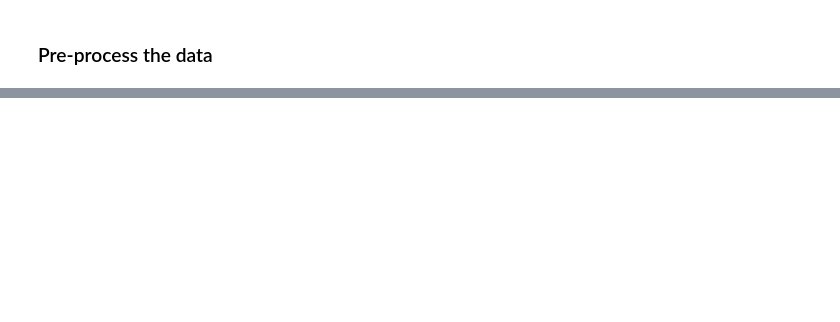
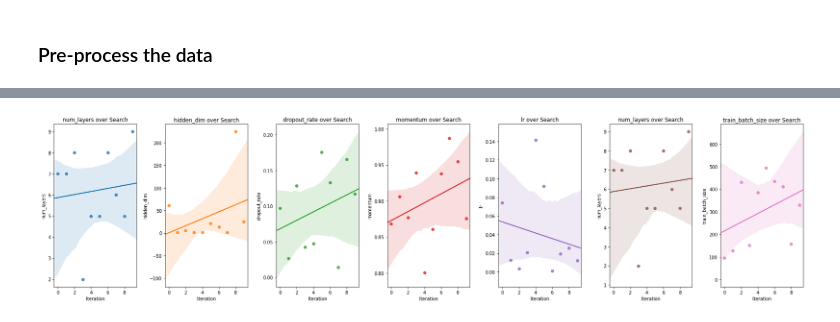
Before and after one commit to ifu97224/grocery_recommender, a Jupyter notebook: Grocery_Recommender/Model Build/PyTorch Model/Run train and validate PyTorch Model.ipynb, the cells around one changed output, grey strips where cells are left out. Saved outputs shown, nothing was run; the diff lists cells and outputs as text; code cells hidden in the pictures; blank space fills up the shorter version.

```diff
--- a/Grocery_Recommender/Model Build/PyTorch Model/Run train and validate PyTorch Model.ipynb
+++ b/Grocery_Recommender/Model Build/PyTorch Model/Run train and validate PyTorch Model.ipynb
@@ -75,7 +103,7 @@ sklearn_processor = SKLearnProcessor(
 ### Pre-process the data
 # %%
 # Keep only the specified features from the training and test sets that will be used for model developement
-input_data_train, input_data_test = tf_model_input_prep.create_model_input(
+input_data_train, input_data_test = SKLearn_input_prep.create_model_input(
     bucket="udacity-machine-learning-capstone-data",
     train_key="train_df_features.csv",
     test_key="test_df_features.csv",
@@ -86,7 +114,7 @@ input_data_train, input_data_test = tf_model_input_prep.create_model_input(
 
 # Run the pre-processing steps by calling preprocessing.py
 sklearn_processor.run(
-    code="preprocessing_tf_model.py",
+    code="preprocessing_pytorch_model.py",
     inputs=[
         ProcessingInput(
             source=input_data_train, destination="/opt/ml/processing/input_data_train"
@@ -137,0 +165,4 @@ estimator = PyTorch(entry_point='train.py',
+# %%
+train_df = pd.read_csv(preprocessed_training_data + "/train_df.csv")
+print("Training DataFrame shape: {}".format(train_df.shape))
+train_df.head(n=10)
@@ -137,0 +240,13 @@ estimator = PyTorch(entry_point='train.py',
+# %%
+# Get analysis on the tuning job including best hyperparameters
+tuning_analysis = (
+    hyperparameter_tuner.analytics()
+    .dataframe()
+    .sort_values(by=["TrainingStartTime"], ascending=False, axis=0)
+)
+tuning_analysis["iteration"] = tuning_analysis.index
+tuning_analysis.sort_values(
+    by=["FinalObjectiveValue"], ascending=False, axis=0, inplace=True
+)
+
+tuning_analysis.head()
@@ -137,0 +260,16 @@ estimator = PyTorch(entry_point='train.py',
+# %%
+# Plot the value of hyperparameters over the tuning window
+plt_hyper.plot_hyperparams_over_search(
+    df=tuning_analysis,
+    hyperparams=[
+        "num_layers",
+        "hidden_dim",
+        "dropout_rate",
+        "momentum",
+        "lr",
+        "num_layers",
+        "train_batch_size",
+    ],
+)
+# %% [output]
+[figure, added]
```
Also changed, not shown: parts of 13 cells of this notebook, 8 other files.
